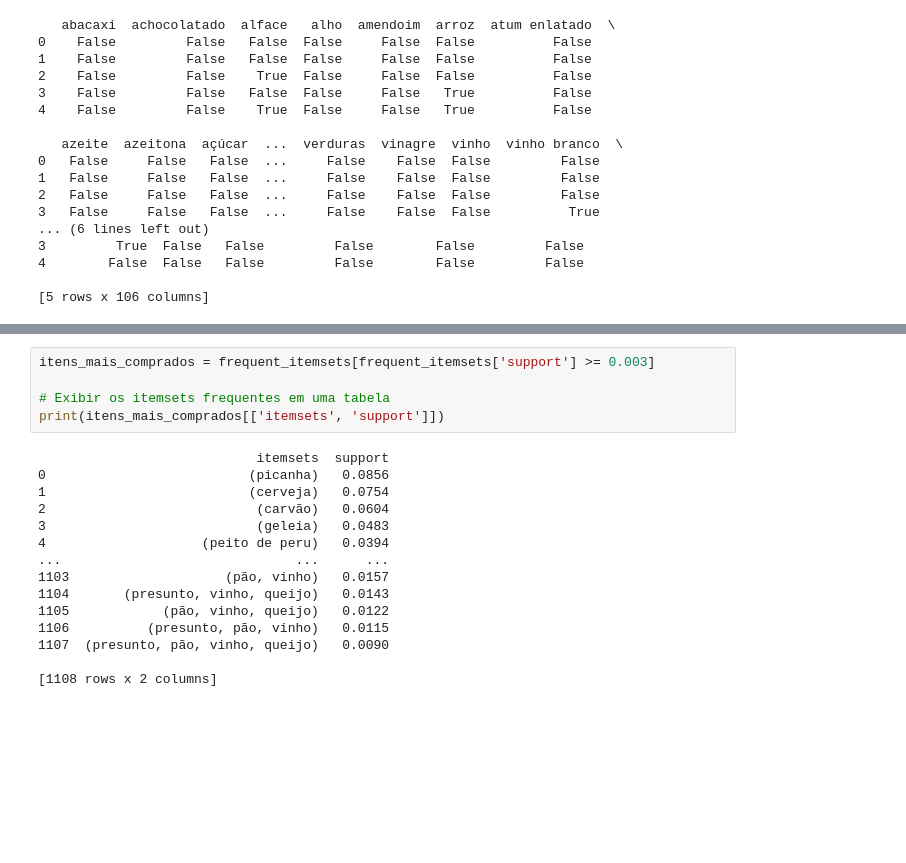
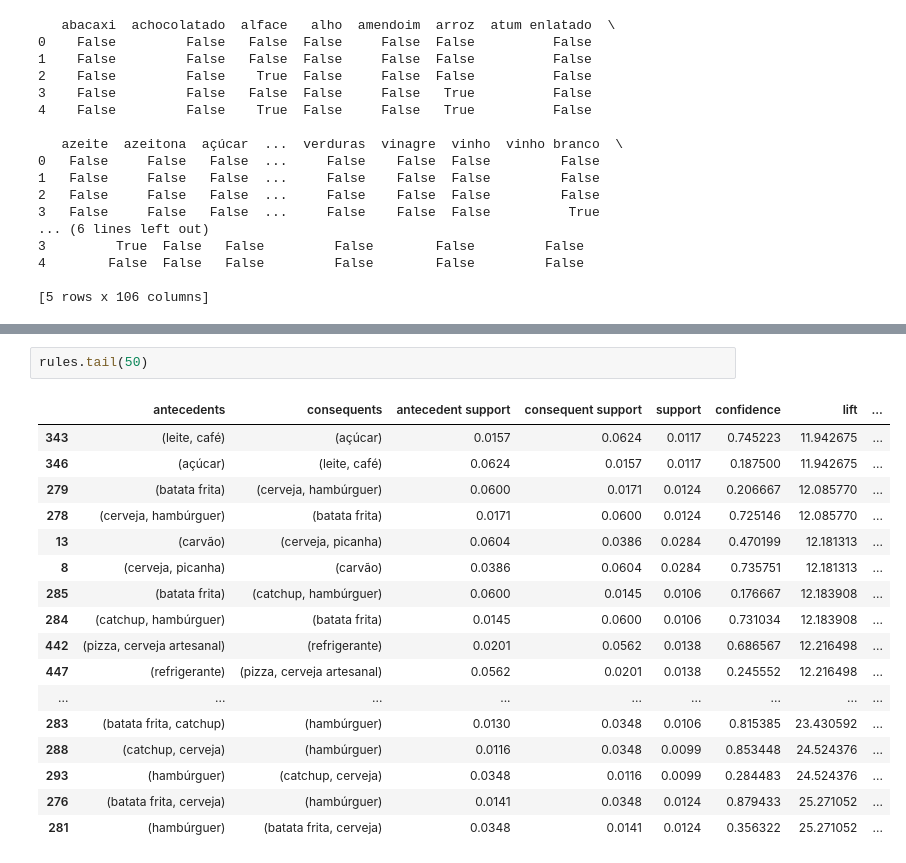
Before and after one commit to sergiolfaria/Atividades_Ciencia_De_Dados, a Jupyter notebook: Atividade mineração de/exercico.ipynb, the cells around one changed output, grey strips where cells are left out. Saved outputs shown, nothing was run; the diff lists cells and outputs as text; blank space fills up the shorter version.

```diff
--- a/Atividade mineração de/exercico.ipynb
+++ b/Atividade mineração de/exercico.ipynb
@@ -174,20 +168,20 @@ rules.head(50)
-# %%
-itens_mais_comprados = frequent_itemsets[frequent_itemsets['support'] >= 0.003]
-
-# Exibir os itemsets frequentes em uma tabela
-print(itens_mais_comprados[['itemsets', 'support']])
-# %% [output]
-                            itemsets  support
-0                          (picanha)   0.0856
-1                          (cerveja)   0.0754
-2                           (carvão)   0.0604
-3                           (geleia)   0.0483
-4                    (peito de peru)   0.0394
-...                              ...      ...
-1103                    (pão, vinho)   0.0157
-1104       (presunto, vinho, queijo)   0.0143
-1105            (pão, vinho, queijo)   0.0122
-1106          (presunto, pão, vinho)   0.0115
-1107  (presunto, pão, vinho, queijo)   0.0090
-
-[1108 rows x 2 columns]
+# %%
+rules.tail(50)
+# %% [output]
+|  | antecedents | consequents | antecedent support | consequent support | support | confidence | lift | ... |
+| 343 | (leite, café) | (açúcar) | 0.0157 | 0.0624 | 0.0117 | 0.745223 | 11.942675 | ... |
+| 346 | (açúcar) | (leite, café) | 0.0624 | 0.0157 | 0.0117 | 0.187500 | 11.942675 | ... |
+| 279 | (batata frita) | (cerveja, hambúrguer) | 0.0600 | 0.0171 | 0.0124 | 0.206667 | 12.085770 | ... |
+| 278 | (cerveja, hambúrguer) | (batata frita) | 0.0171 | 0.0600 | 0.0124 | 0.725146 | 12.085770 | ... |
+| 13 | (carvão) | (cerveja, picanha) | 0.0604 | 0.0386 | 0.0284 | 0.470199 | 12.181313 | ... |
+| 8 | (cerveja, picanha) | (carvão) | 0.0386 | 0.0604 | 0.0284 | 0.735751 | 12.181313 | ... |
+| 285 | (batata frita) | (catchup, hambúrguer) | 0.0600 | 0.0145 | 0.0106 | 0.176667 | 12.183908 | ... |
+| 284 | (catchup, hambúrguer) | (batata frita) | 0.0145 | 0.0600 | 0.0106 | 0.731034 | 12.183908 | ... |
+| 442 | (pizza, cerveja artesanal) | (refrigerante) | 0.0201 | 0.0562 | 0.0138 | 0.686567 | 12.216498 | ... |
+| 447 | (refrigerante) | (pizza, cerveja artesanal) | 0.0562 | 0.0201 | 0.0138 | 0.245552 | 12.216498 | ... |
+| ... | ... | ... | ... | ... | ... | ... | ... | ... |
+| 283 | (batata frita, catchup) | (hambúrguer) | 0.0130 | 0.0348 | 0.0106 | 0.815385 | 23.430592 | ... |
+| 288 | (catchup, cerveja) | (hambúrguer) | 0.0116 | 0.0348 | 0.0099 | 0.853448 | 24.524376 | ... |
+| 293 | (hambúrguer) | (catchup, cerveja) | 0.0348 | 0.0116 | 0.0099 | 0.284483 | 24.524376 | ... |
+| 276 | (batata frita, cerveja) | (hambúrguer) | 0.0141 | 0.0348 | 0.0124 | 0.879433 | 25.271052 | ... |
+| 281 | (hambúrguer) | (batata frita, cerveja) | 0.0348 | 0.0141 | 0.0124 | 0.356322 | 25.271052 | ... |
```
Also changed, not shown: parts of 7 cells of this notebook.
